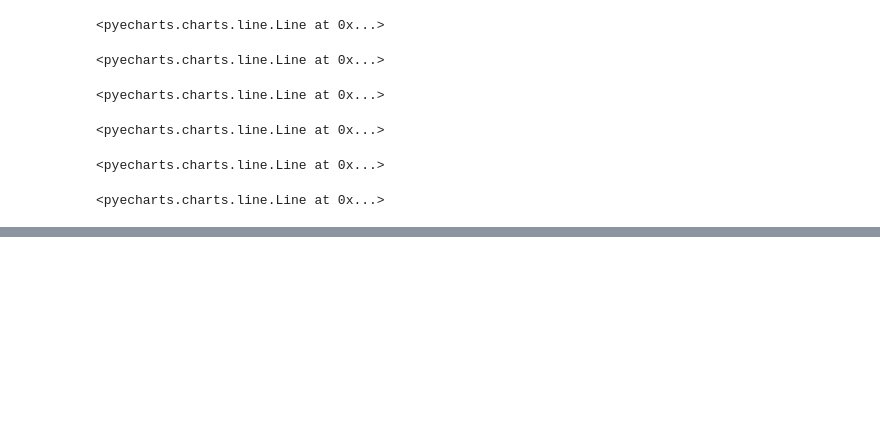
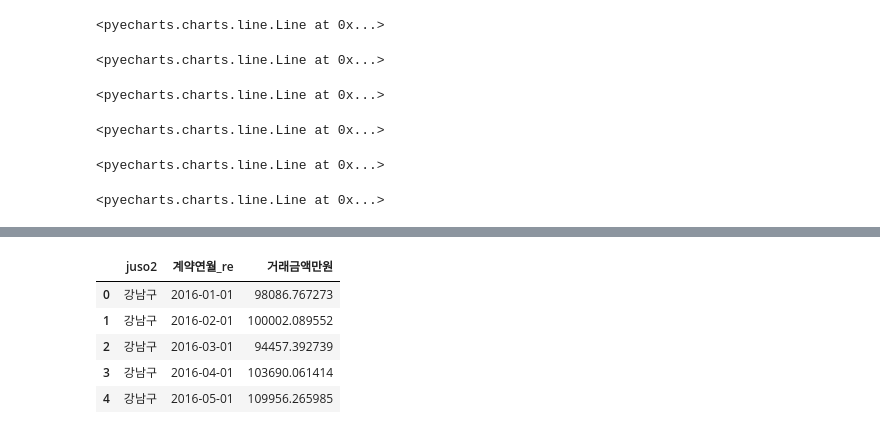
Before and after one commit to king-rabbit/housing_price_analysis, a Jupyter notebook: analysis.ipynb, the cells around one changed output, grey strips where cells are left out. Drawn from its saved outputs; the diff is of its cells as text; code cells hidden in the pictures; blank space fills up the shorter version.

```diff
--- a/analysis.ipynb
+++ b/analysis.ipynb
@@ -331,0 +334,11 @@ line
+# %%
+seoul_gu_price = df_seoul.groupby(by=['juso2', '계약연월_re'], dropna=False).mean().round(1)[['거래금액만원']].reset_index()
+# %%
+seoul_gu_price.head(5)
+# %% [output]
+|  | juso2 | 계약연월_re | 거래금액만원 |
+| 0 | 강남구 | 2016-01-01 | 98086.767273 |
+| 1 | 강남구 | 2016-02-01 | 100002.089552 |
+| 2 | 강남구 | 2016-03-01 | 94457.392739 |
+| 3 | 강남구 | 2016-04-01 | 103690.061414 |
+| 4 | 강남구 | 2016-05-01 | 109956.265985 |
```
Also changed, not shown: parts of 13 cells of this notebook.
